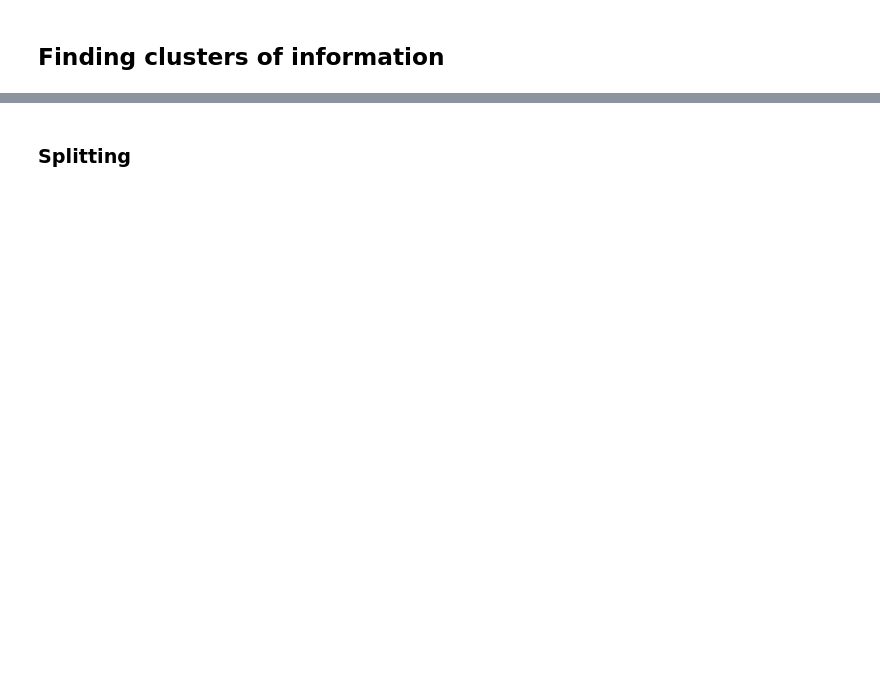
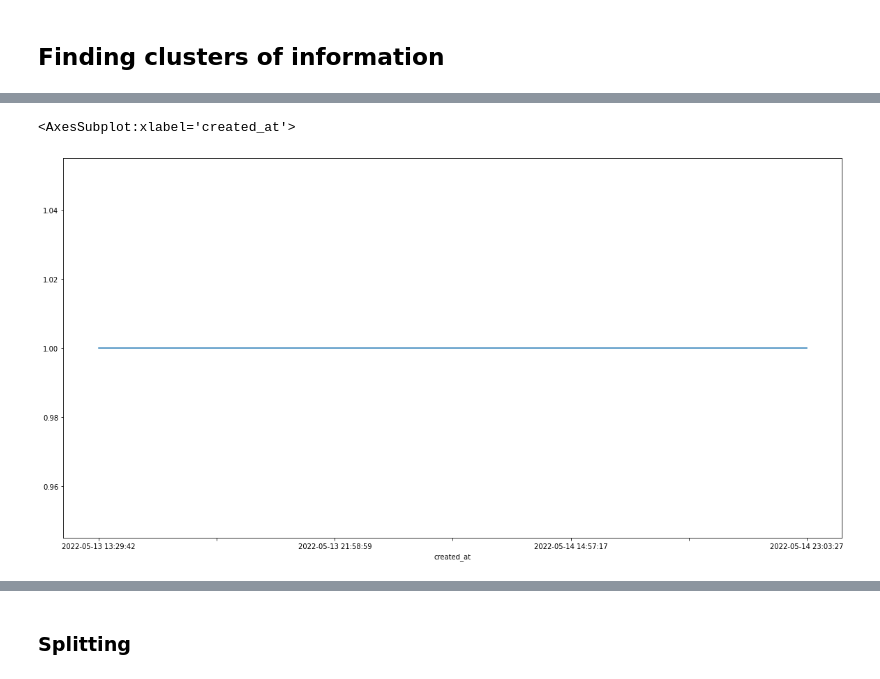
Before and after one commit to Amin-Debabeche/FinEconometrics, a Jupyter notebook: scripts/sentiment_analysis/functions/cleaning.ipynb, the cells around one changed output, grey strips where cells are left out. Cells and saved outputs as stored; diff of their text form; code cells hidden in the pictures; blank space fills up the shorter version.

```diff
--- a/scripts/sentiment_analysis/functions/cleaning.ipynb
+++ b/scripts/sentiment_analysis/functions/cleaning.ipynb
@@ -303,9 +391,0 @@ twitter_df['bear_count'] = twitter_df['bear_count'] * twitter_df['score_w']
-# %%
-twitter_df = twitter_df.groupby('date')[['score','compound_sa','neg_sa','pos_sa','neu_sa','bear_count','bull_count']].agg(
-    {'compound_sa' : ['sum'],
-     'neg_sa' : ['sum'],
-     'neu_sa' : ['sum'],
-     'pos_sa' : ['sum'],
-     'bear_count' : ['sum'],
-     'bull_count' : ['sum'],
-     'score' : ['mean']}).reset_index()
@@ -330,4 +391,0 @@ plt.show()
-# %%
-twitter_df.plot(x = 'date', y = 'score', figsize=(20,10))
-plt.show()
-twitter_df = twitter_df.drop('score', axis=1)
@@ -336,18 +391,0 @@ twitter_df = twitter_df.drop('score', axis=1)
-# %%
-from scipy.fftpack import fft, ifft
-
-def fourier(df, n_dimensions, col):
-    for n in n_dimensions:
-        n = round(n)
-        tmp_ = fft(df[col].values)
-        tmp_[n:-n] = 0
-        df[str(n)+'fourier'+col] = np.abs(ifft(tmp_))
-    return df
-
-# how to choose the values of fourier?
-l = len(twitter_df)
-twitter_df = fourier(twitter_df, [100, 200], 'compound_sa_sum')
-twitter_df = fourier(twitter_df, [100, 200], 'pos_sa_sum')
-twitter_df = fourier(twitter_df, [100, 200], 'neg_sa_sum')
-twitter_df = fourier(twitter_df, [100, 200], 'neu_sa_sum')
-returns = fourier(twitter_df['returns'], [200, 400], 'price')
@@ -364,2 +391,0 @@ returns[['SPY_Open','200fourierSPY_Open','400fourierSPY_Open']].plot(figsize=(20
-# %%
-twitter_df = twitter_df.drop(['compound_sa_sum','pos_sa_sum','neg_sa_sum','neu_sa_sum'], axis=1)
@@ -394,0 +395,6 @@ print(windowed_X.shape)
+# %%
+counts_per_day = twitter_df.reset_index().groupby('created_at')['index'].count()
+counts_per_day.plot(figsize=(20,10))
+# %% [output]
+<AxesSubplot:xlabel='created_at'>
+[figure, added]
```
Also changed, not shown: parts of 70 cells of this notebook, 1 other file.
